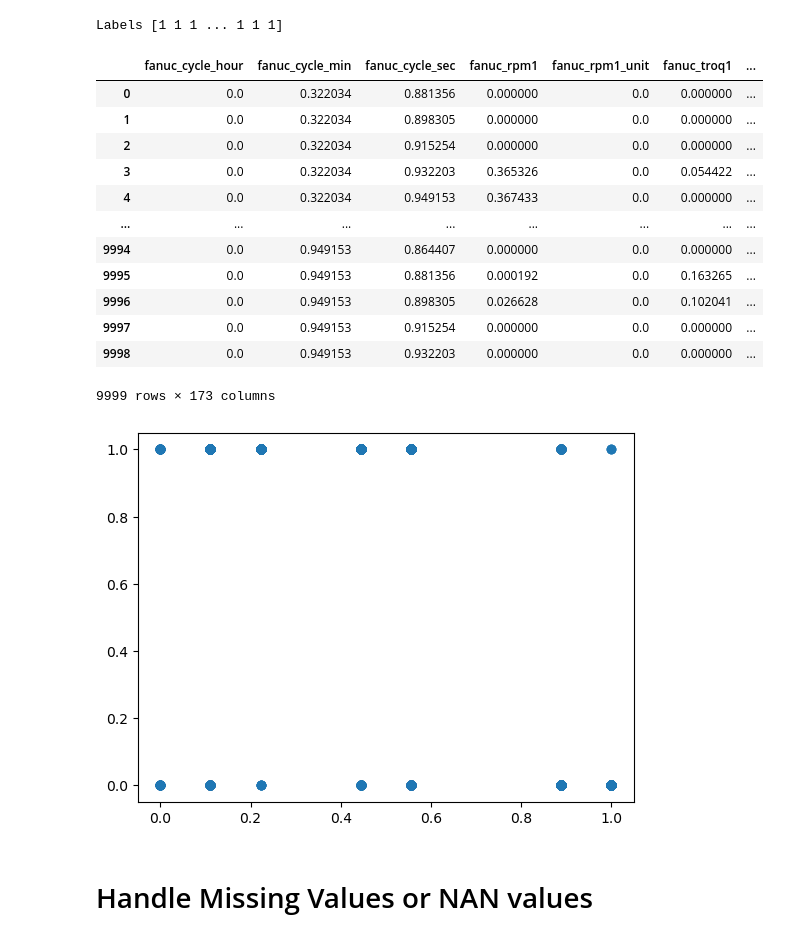
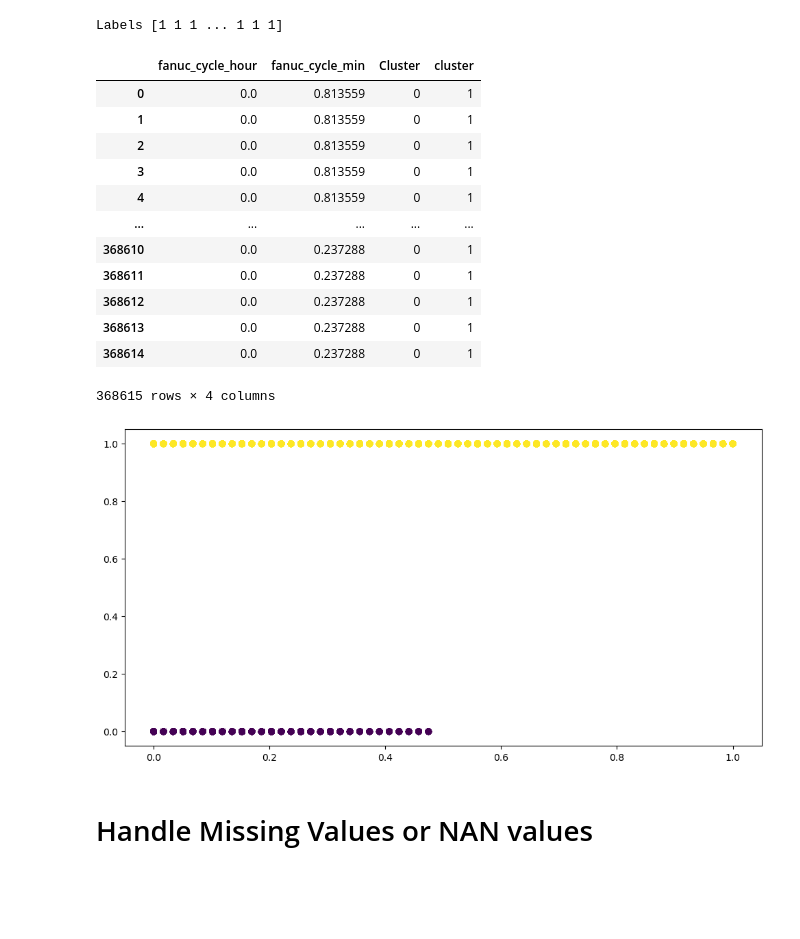
Before and after one commit to shahimtiyaj/UnsupervisedManufacturingDefectPrediction, a Jupyter notebook: UnsupervisedManufacturingDefectPrediction.ipynb, the cells around one changed output. Saved outputs shown, nothing was run; the diff lists cells and outputs as text; code cells hidden in the pictures; blank space fills up the shorter version.

```diff
--- a/UnsupervisedManufacturingDefectPrediction.ipynb
+++ b/UnsupervisedManufacturingDefectPrediction.ipynb
@@ -229,2 +552,7 @@ X.head()
 # %% [markdown]
 # K-Means model with two clusters
+# %%
+Model = KMeans(n_clusters=2,
+             init='k-means++',
+             max_iter=1000)
+Model.fit(X)
@@ -230,0 +572,3 @@ X.head()
+# %%
+X = X.copy()
+X["Cluster"] = Model.fit_predict(X)
@@ -231,7 +586,9 @@ X.head()
 # %%
 from sklearn.cluster import KMeans
 
-kmeans = KMeans(n_clusters = 2)
+kmeans = KMeans(n_clusters=2,
+             init='k-means++',
+             max_iter=1000)
 
 label = kmeans.fit_predict(X)
 X["cluster"]=label
@@ -284,30 +626,29 @@ print("Labels", kmeans.labels_)
 # %% [output]
 Labels [1 1 1 ... 1 1 1]
 # %%
-X=dataFrame
+dataFrame=X
 dataFrame
 # %% [output]
-|  | fanuc_cycle_hour | fanuc_cycle_min | fanuc_cycle_sec | fanuc_rpm1 | fanuc_rpm1_unit | fanuc_troq1 | ... |
-| 0 | 0.0 | 0.322034 | 0.881356 | 0.000000 | 0.0 | 0.000000 | ... |
-| 1 | 0.0 | 0.322034 | 0.898305 | 0.000000 | 0.0 | 0.000000 | ... |
-| 2 | 0.0 | 0.322034 | 0.915254 | 0.000000 | 0.0 | 0.000000 | ... |
-| 3 | 0.0 | 0.322034 | 0.932203 | 0.365326 | 0.0 | 0.054422 | ... |
-| 4 | 0.0 | 0.322034 | 0.949153 | 0.367433 | 0.0 | 0.000000 | ... |
-| ... | ... | ... | ... | ... | ... | ... | ... |
-| 9994 | 0.0 | 0.949153 | 0.864407 | 0.000000 | 0.0 | 0.000000 | ... |
-| 9995 | 0.0 | 0.949153 | 0.881356 | 0.000192 | 0.0 | 0.163265 | ... |
-| 9996 | 0.0 | 0.949153 | 0.898305 | 0.026628 | 0.0 | 0.102041 | ... |
-| 9997 | 0.0 | 0.949153 | 0.915254 | 0.000000 | 0.0 | 0.000000 | ... |
-| 9998 | 0.0 | 0.949153 | 0.932203 | 0.000000 | 0.0 | 0.000000 | ... |
+|  | fanuc_cycle_hour | fanuc_cycle_min | Cluster | cluster |
+| 0 | 0.0 | 0.813559 | 0 | 1 |
+| 1 | 0.0 | 0.813559 | 0 | 1 |
+| 2 | 0.0 | 0.813559 | 0 | 1 |
+| 3 | 0.0 | 0.813559 | 0 | 1 |
+| 4 | 0.0 | 0.813559 | 0 | 1 |
+| ... | ... | ... | ... | ... |
+| 368610 | 0.0 | 0.237288 | 0 | 1 |
+| 368611 | 0.0 | 0.237288 | 0 | 1 |
+| 368612 | 0.0 | 0.237288 | 0 | 1 |
+| 368613 | 0.0 | 0.237288 | 0 | 1 |
+| 368614 | 0.0 | 0.237288 | 0 | 1 |
-9999 rows × 173 columns
+368615 rows × 4 columns
 # %%
-x=dataFrame["fanuc_gearRatio1"]
+x=dataFrame["fanuc_cycle_min"]
 y=dataFrame['cluster']
-
-plt.scatter(x, y)
+plt.scatter(x, y, c=kmeans.labels_)
 plt.show()
 # %% [output]
-[figure, old version]
+[figure, new version]
 # %%
 Labels=dataFrame['cluster']                        # It take cluster column as a targeted label.
 dataX=dataFrame.drop('cluster',axis=1)             #It drop the cluster column and consider all other values .
```
Also changed, not shown: parts of 62 cells of this notebook.
